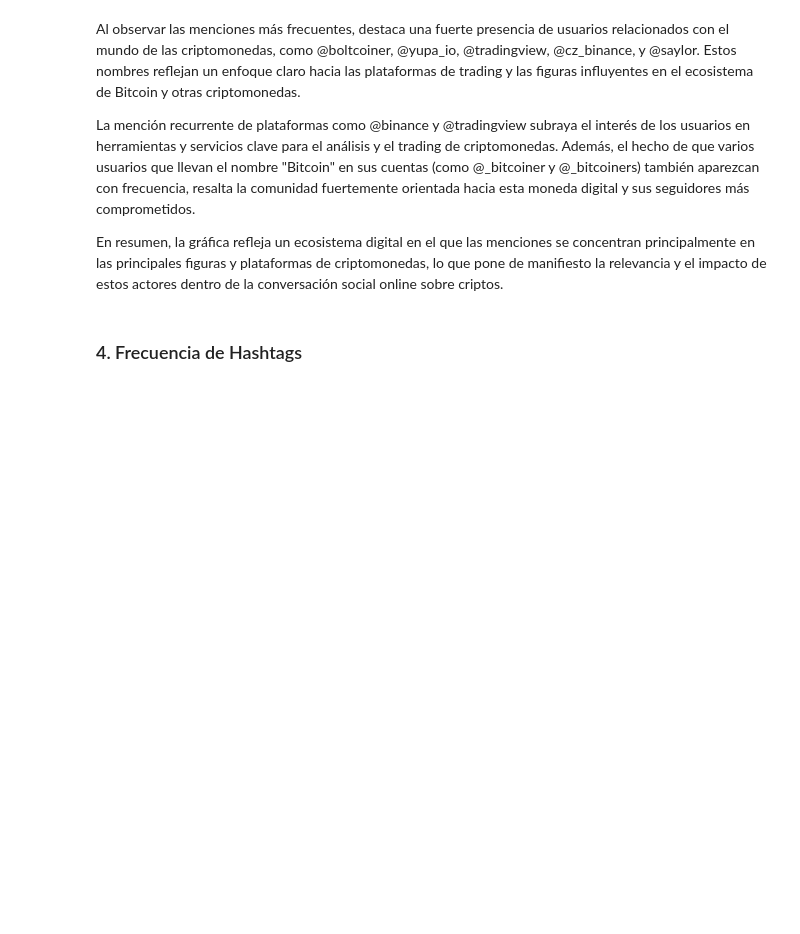
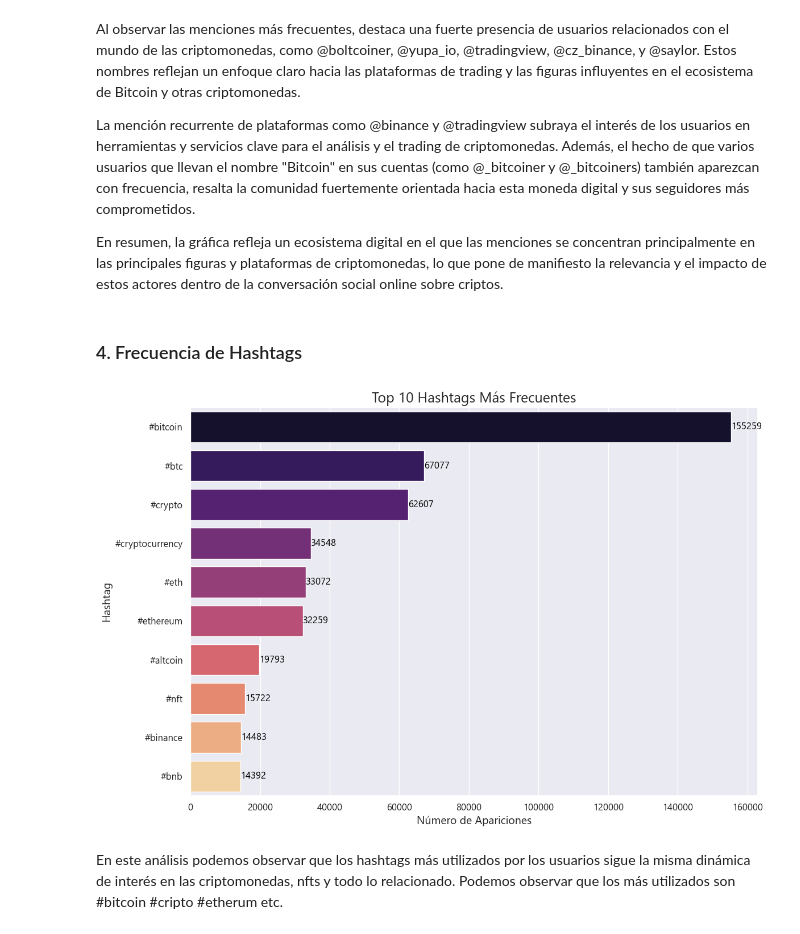
Before and after one commit to rramirezsoft/data-extractor-twitter, a Jupyter notebook: analysis.ipynb, the cells around one changed output. Saved outputs shown, nothing was run; the diff lists cells and outputs as text; code cells hidden in the pictures; blank space fills up the shorter version.

Commit message:
Terminada (parte 1) del proyecto data-extractor-twitter

```diff
--- a/analysis.ipynb
+++ b/analysis.ipynb
@@ -218,0 +181,35 @@ if not emoticon_counts.empty:
+# %%
+# Leemos el dataset procesado
+df = pd.read_csv('data/dataset_procesado.csv')
+
+# Filtramos los hashtags y los convertimos a minúsculas
+df['Hashtags'] = df['Hashtags'].apply(lambda x: [tag.lower() for tag in ast.literal_eval(x)] if isinstance(x, str) else [])
+
+# Explotamos la columna de hashtags para crear un dataframe con hashtags individuales
+hashtags = df['Hashtags'].apply(lambda x: x if isinstance(x, list) else []).explode()
+
+# Contamos la frecuencia de cada hashtag
+hashtag_counts = hashtags.value_counts().head(10)
+
+# Gráfico de barras horizontales
+plt.figure(figsize=(12, 8))
+
+sns.barplot(y=hashtag_counts.index, x=hashtag_counts.values, palette='magma', hue=hashtag_counts.index, legend=False)
+
+plt.title('Top 10 Hashtags Más Frecuentes', fontsize=18, family='Segoe UI Emoji', fontweight='bold')
+plt.xlabel('Número de Apariciones', fontsize=14)
+plt.ylabel('Hashtag', fontsize=14)
+
+plt.xticks(fontsize=12)
+plt.yticks(fontsize=12, family='Segoe UI Emoji')
+
+for i, v in enumerate(hashtag_counts.values):
+    plt.text(v + 3, i, str(v), color='black', fontsize=12, va='center')
+
+# Mostramos la gráfica
+plt.tight_layout()
+plt.show()
+# %% [output]
+[figure, added]
+# %% [markdown]
+En este análisis podemos observar que los hashtags más utilizados por los usuarios sigue la misma dinámica de interés en las criptomonedas, nfts y todo lo relacionado. Podemos observar que los más utilizados son #bitcoin #cripto #etherum etc.
```
Also changed, not shown: parts of 10 cells of this notebook, 4 other files.
